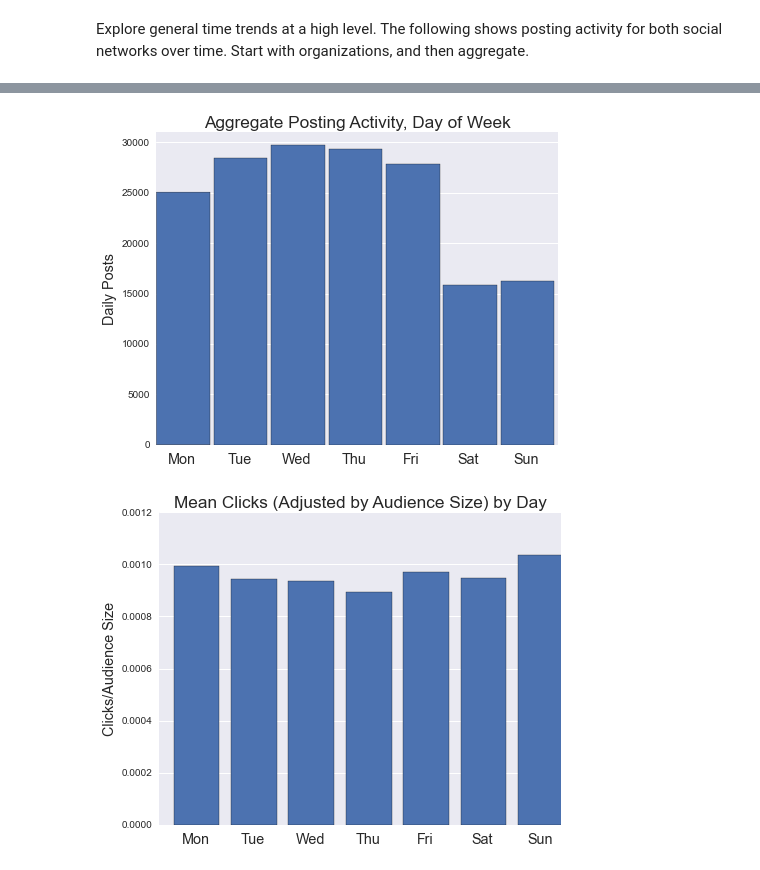
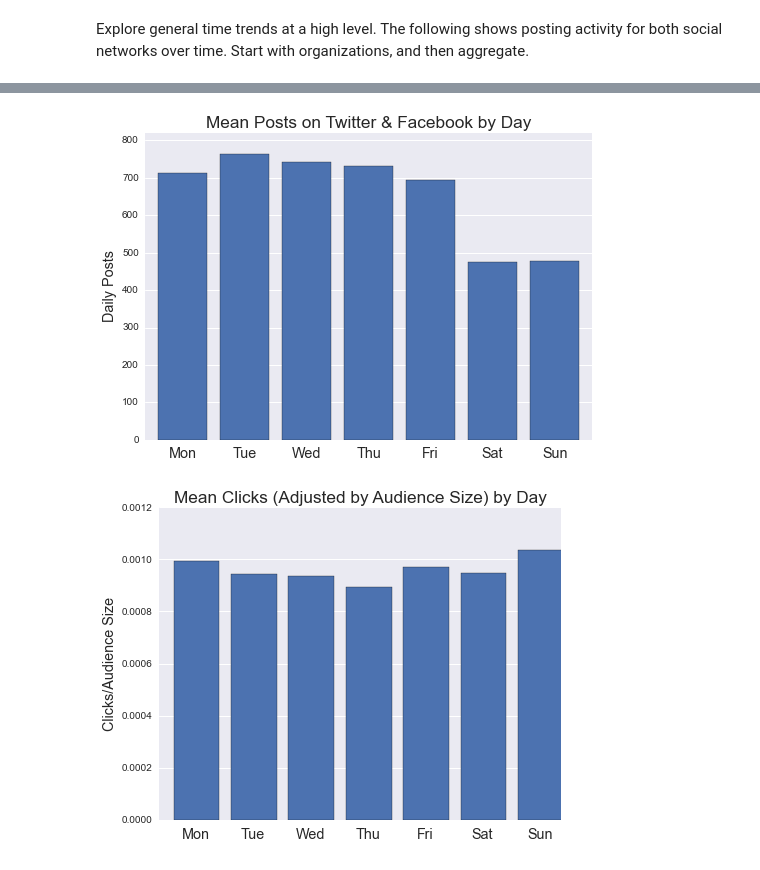
Before and after one commit to micahlanier/social-news, a Jupyter notebook: src/exploration/timeExploration.ipynb, the cells around one changed output, grey strips where cells are left out. Saved outputs shown, nothing was run; the diff lists cells and outputs as text; code cells hidden in the pictures.

Commit message:
Bug fixes to time exploration; cooler charts

```diff
--- a/src/exploration/timeExploration.ipynb
+++ b/src/exploration/timeExploration.ipynb
@@ -90,17 +132,28 @@ Explore general time trends at a high level. The following shows posting activit
 # %%
+# Get daily counts.
+twfbDaily = twfb.ix[twfb.date_est >= '2014-10-01',:].groupby(['day_of_week_est','date_est']).agg('count')[[1]]
+twfbDaily.columns = ['posts']
+twfbDaily.reset_index(inplace=True)
+
+# Summarize by weekday.
+twfbDailySummary = twfbDaily.groupby('day_of_week_est').agg({'date_est':'count','posts':np.sum})
+twfbDailySummary['posts_mean'] = twfbDailySummary.posts / twfbDailySummary.date_est
+
 # Store days of week for reference.
 daysOfWeek = ['Mon','Tue','Wed','Thu','Fri','Sat','Sun']
 
-# Aggregate day plot.
-twfb.hist('day_of_week_est', bins=7, figsize=(vizConf['display']['width']*0.4,vizConf['display']['height']*0.8), width=0.8)
-plt.title('Aggregate Posting Activity, Day of Week', size='xx-large')
+# Plot.
+barWidth = 0.8
+plt.bar(twfbDailySummary.index.values, twfbDailySummary.posts_mean, width=barWidth)
+plt.title('Mean Posts on Twitter & Facebook by Day', size='xx-large')
 plt.ylabel('Daily Posts',size='x-large')
-plt.xticks(np.arange(7)*(6.0/7.0)+6.0/14.0-0.05, daysOfWeek, fontsize='x-large')
-plt.ylim((0,plt.ylim()[1]+1000))
+plt.xticks(np.arange(7)+barWidth/2, daysOfWeek, fontsize='x-large')
+plt.xlim((-0.2, plt.xlim()[1]))
+plt.ylim((0,plt.ylim()[1]+20))
 plt.grid(which='both',axis='x')
 plt.show()
 # %% [output]
-[figure, old version]
+[figure, new version]
 # %%
 # Get statistics.
 dailyClicks = twfb[['day_of_week_est','clicks_normalized']].groupby('day_of_week_est').agg('mean') #.reset_index(drop=False)
```
Also changed, not shown: parts of 9 cells of this notebook.
